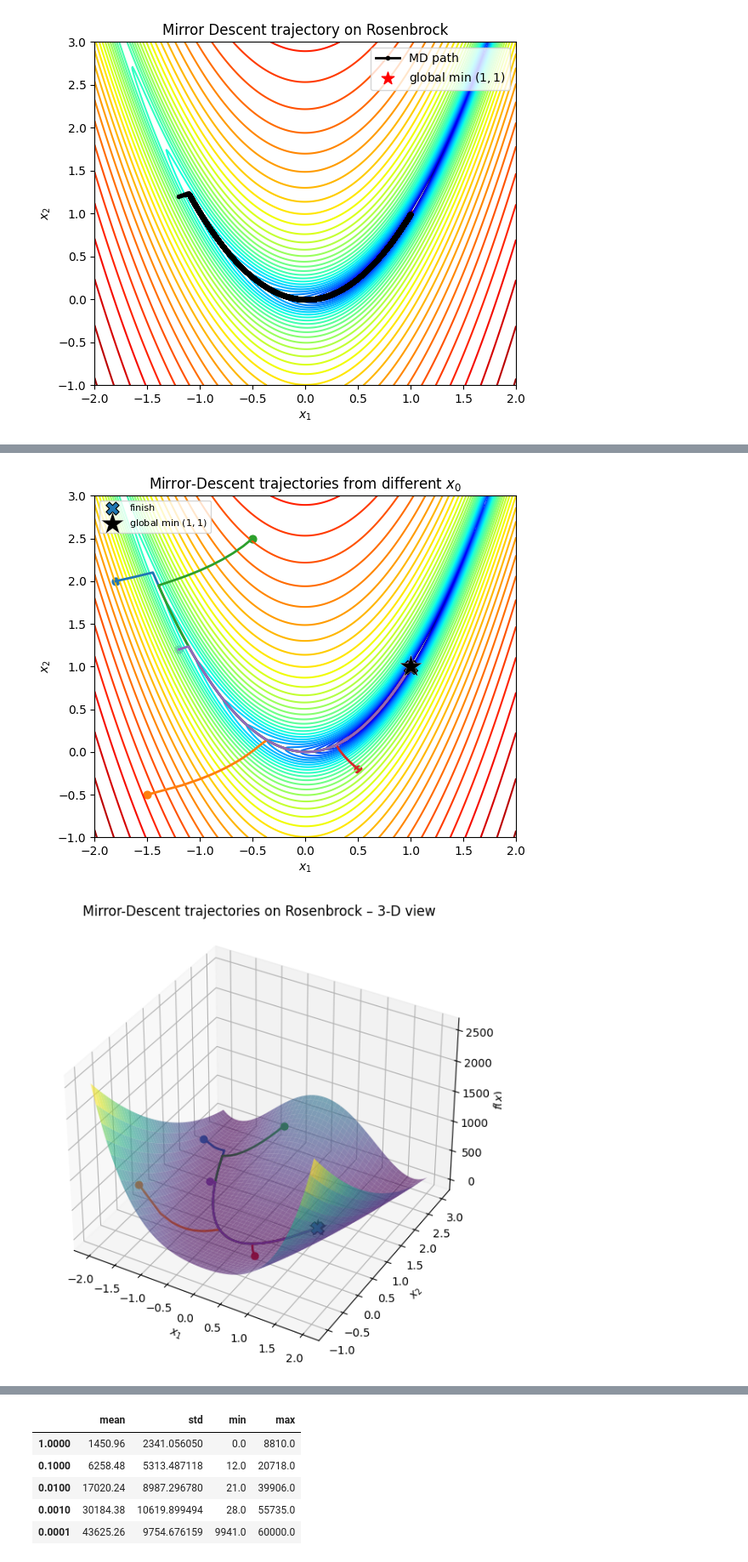
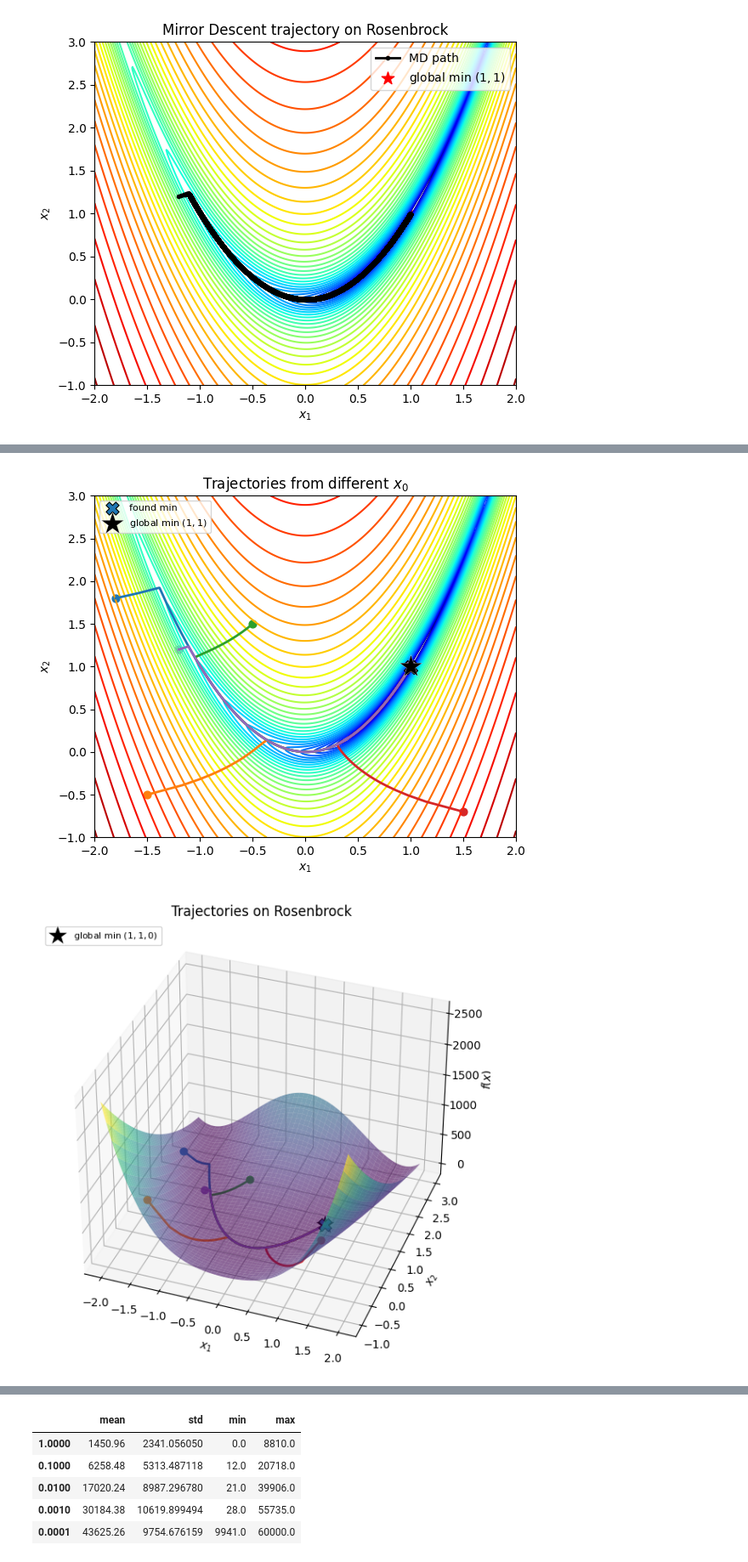
Before and after one commit to 17Andri17/Mirror-Descent, a Jupyter notebook: Mirror_Descent_Rosenbrock_new.ipynb, the cells around one changed output, grey strips where cells are left out. Shown at 85% size. Drawn from its saved outputs; the diff is of its cells as text; code cells hidden in the pictures.

Commit message:
updated plots

```diff
--- a/Mirror_Descent_Rosenbrock_new.ipynb
+++ b/Mirror_Descent_Rosenbrock_new.ipynb
@@ -97,10 +108,10 @@ plt.tight_layout()
 from matplotlib.colors import LogNorm
 
 init_points = np.array([
-    [-1.8,  2.0],
+    [-1.8,  1.8],
     [-1.5, -0.5],
-    [-0.5,  2.5],
-    [ 0.5, -0.2],
+    [-0.5,  1.5],
+    [ 1.5, -0.7],
     [-1.2,  1.2]
 ])
 
@@ -140,7 +150,7 @@ for idx, (c, trj, x0) in enumerate(zip(colors, trajectories, init_points)):
         edgecolors="k",
         linewidths=0.8,
         zorder=4,
-        label="finish" if idx==0 else None
+        label="found min" if idx==0 else None
     )
 
 # global minimum
@@ -152,42 +162,45 @@ plt.scatter(
 )
 
 plt.xlabel("$x_1$"); plt.ylabel("$x_2$")
-plt.title("Mirror-Descent trajectories from different $x_0$")
+plt.title("Trajectories from different $x_0$")
 plt.legend(loc="upper left", fontsize=8); plt.tight_layout()
 # %% [output]
-[figure, old version]
+[figure, new version]
 # %%
 fig = plt.figure(figsize=(8,6))
 ax  = fig.add_subplot(111, projection="3d")
 
 ax.plot_surface(xx, yy, zz,
                 rstride=8, cstride=8,
                 alpha=0.6, cmap="viridis", lw=0.2)
 
 colors = plt.cm.tab10(np.arange(len(trajectories)))
 for c, trj in zip(colors, trajectories):
     f_vals = 100*(trj[:,1] - trj[:,0]**2)**2 + (1 - trj[:,0])**2   # f(x) for every iterate
 
     ax.plot(trj[:,0], trj[:,1], f_vals, color=c, lw=2)
 
     ax.scatter(trj[0,0], trj[0,1], f_vals[0],
                color=c, marker="o", s=40, zorder=4)
 
     ax.scatter(trj[-1,0], trj[-1,1], f_vals[-1],
                color=c, marker="X", s=120,
                edgecolors="k", linewidths=0.6, zorder=5)
 
 ax.scatter(1, 1, 0,
            c="k", marker="*", s=400,
            edgecolors="w", linewidths=0.8, zorder=6,
            label="global min $(1,1,0)$")
 
 ax.set_xlabel("$x_1$")
 ax.set_ylabel("$x_2$")
 ax.set_zlabel("$f(x)$")
-ax.set_title("Mirror-Descent trajectories on Rosenbrock – 3-D view")
-ax.view_init(elev=35, azim=-60)
+ax.set_title("Trajectories on Rosenbrock")
+
+# ax.view_init(elev=30, azim=280)
+ax.view_init(elev=35, azim=-70)
+plt.legend(loc="upper left", fontsize=8); plt.tight_layout()
 plt.tight_layout()
 plt.show()
 # %% [output]
-[figure, old version]
+[figure, new version]
```
Also changed, not shown: parts of 9 cells of this notebook.
